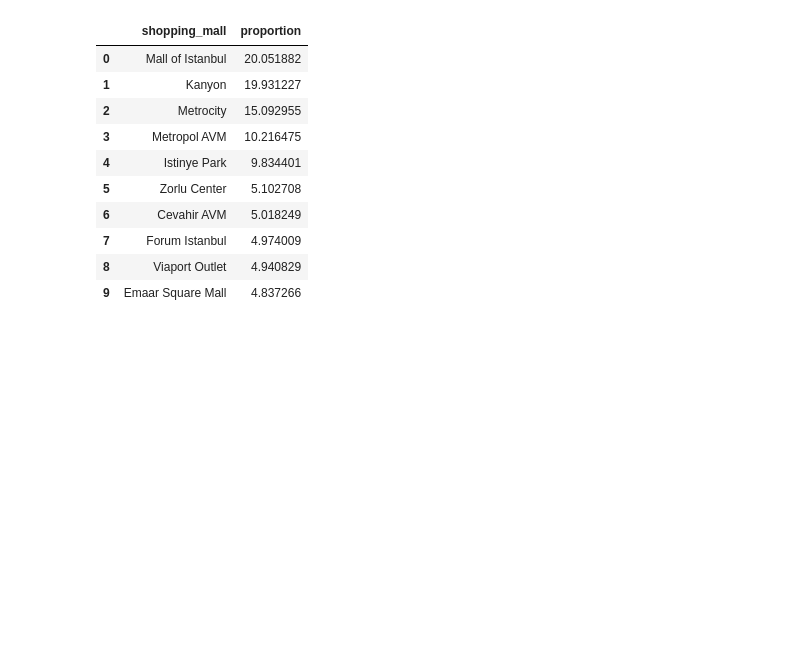
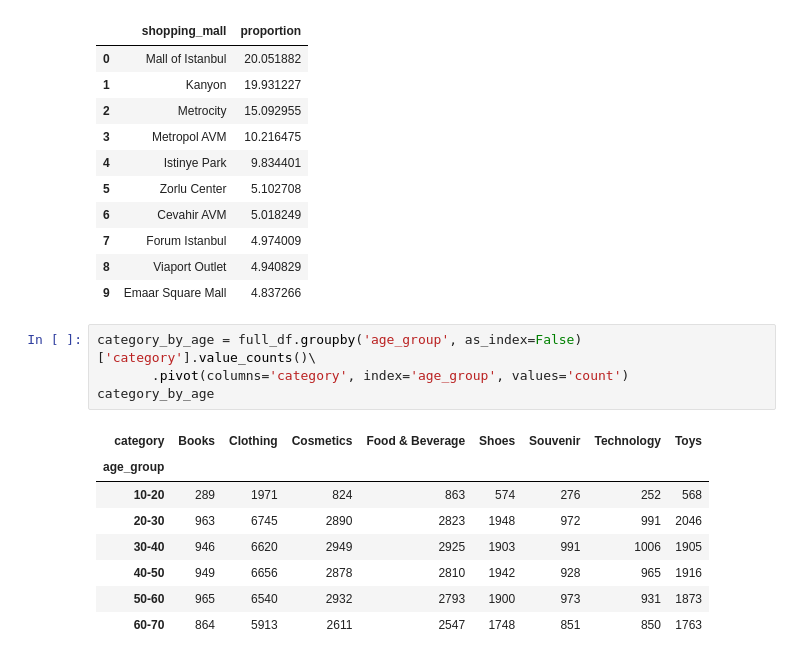
Before and after one commit to Scorpgodwest/customer-analysis, a Jupyter notebook: customer_analysis.ipynb, the cells around one changed output. Drawn from its saved outputs; the diff is of its cells as text; blank space fills up the shorter version.

Commit message:
Markdown updated and added few tables

```diff
--- a/customer_analysis.ipynb
+++ b/customer_analysis.ipynb
@@ -255,3 +275,16 @@ full_df['shopping_mall'].value_counts(normalize=True).mul(100).sort_values(ascen
 | 7 | Forum Istanbul | 4.974009 |
 | 8 | Viaport Outlet | 4.940829 |
 | 9 | Emaar Square Mall | 4.837266 |
+# %%
+category_by_age = full_df.groupby('age_group', as_index=False)['category'].value_counts()\
+       .pivot(columns='category', index='age_group', values='count')
+category_by_age
+# %% [output]
+| category | Books | Clothing | Cosmetics | Food & Beverage | Shoes | Souvenir | Technology | Toys |
+| age_group |  |  |  |  |  |  |  |  |
+| 10-20 | 289 | 1971 | 824 | 863 | 574 | 276 | 252 | 568 |
+| 20-30 | 963 | 6745 | 2890 | 2823 | 1948 | 972 | 991 | 2046 |
+| 30-40 | 946 | 6620 | 2949 | 2925 | 1903 | 991 | 1006 | 1905 |
+| 40-50 | 949 | 6656 | 2878 | 2810 | 1942 | 928 | 965 | 1916 |
+| 50-60 | 965 | 6540 | 2932 | 2793 | 1900 | 973 | 931 | 1873 |
+| 60-70 | 864 | 5913 | 2611 | 2547 | 1748 | 851 | 850 | 1763 |
```
Also changed, not shown: parts of 17 cells of this notebook, 1 other file.
